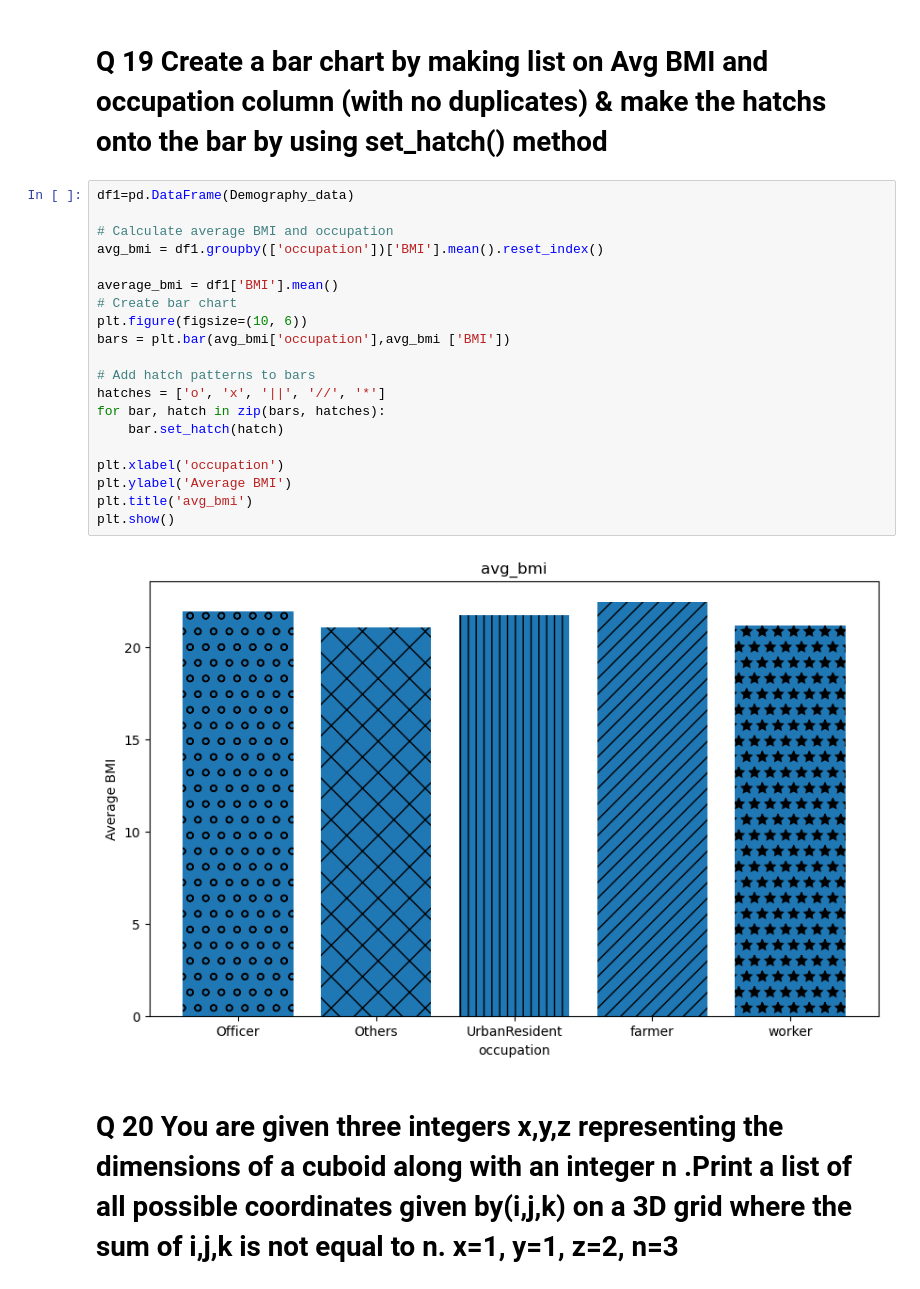
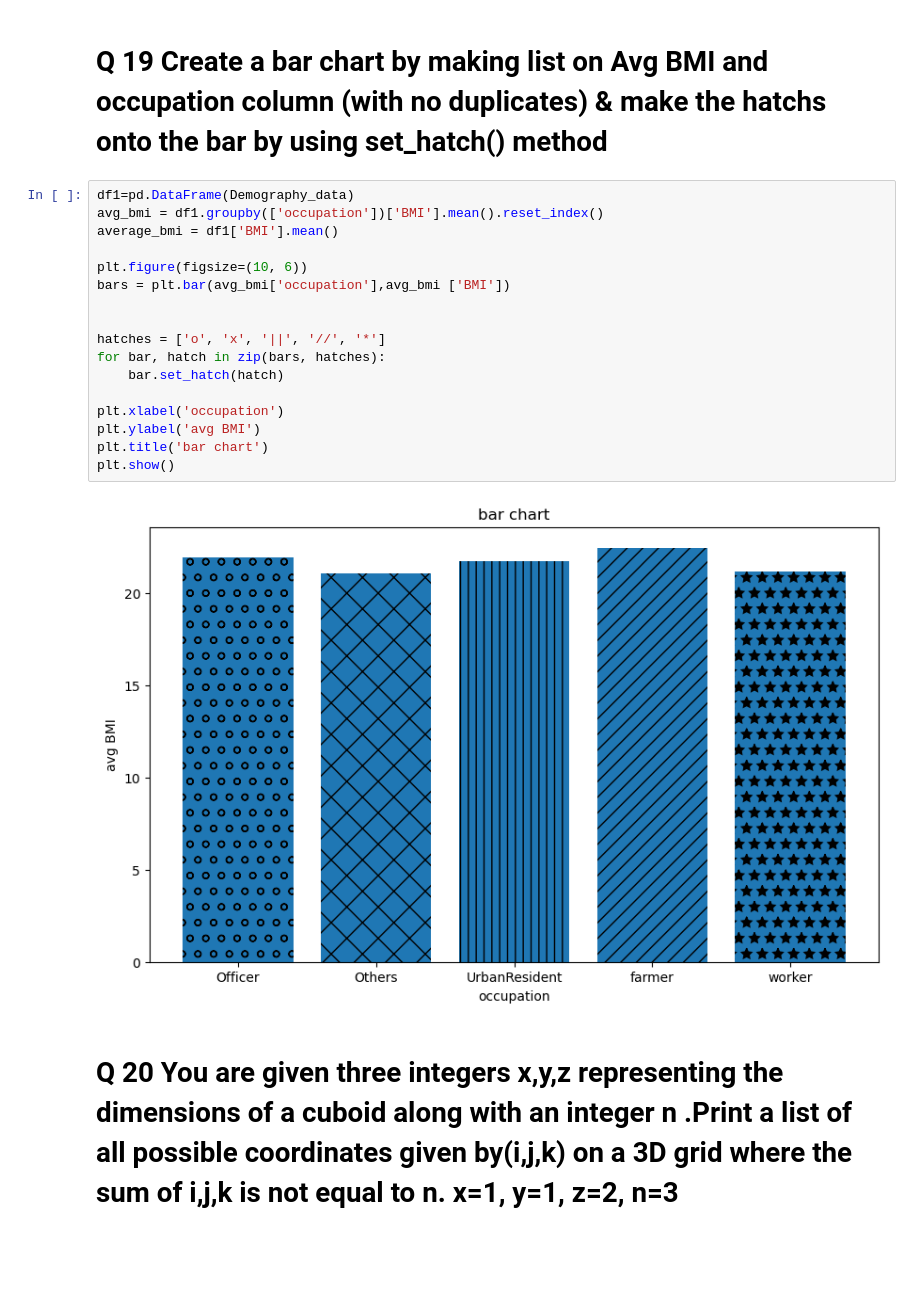
Before and after one commit to bolisettybrt/jupyterjewels-24, a Jupyter notebook: Ragini_finalcode.ipynb, the cells around one changed output. Saved outputs shown, nothing was run; the diff lists cells and outputs as text; blank space fills up the shorter version.

```diff
--- a/Ragini_finalcode.ipynb
+++ b/Ragini_finalcode.ipynb
@@ -98,26 +113,23 @@ plt.show()
 # Q 19 Create a bar chart by making list on Avg BMI and occupation column (with no duplicates) & make the hatchs onto the bar by using set_hatch() method
 # %%
 df1=pd.DataFrame(Demography_data)
+avg_bmi = df1.groupby(['occupation'])['BMI'].mean().reset_index()
+average_bmi = df1['BMI'].mean()
 
-# Calculate average BMI and occupation
-avg_bmi = df1.groupby(['occupation'])['BMI'].mean().reset_index()
-
-average_bmi = df1['BMI'].mean()
-# Create bar chart
 plt.figure(figsize=(10, 6))
 bars = plt.bar(avg_bmi['occupation'],avg_bmi ['BMI'])
 
-# Add hatch patterns to bars
+
 hatches = ['o', 'x', '||', '//', '*']
 for bar, hatch in zip(bars, hatches):
     bar.set_hatch(hatch)
 
 plt.xlabel('occupation')
-plt.ylabel('Average BMI')
-plt.title('avg_bmi')
+plt.ylabel('avg BMI')
+plt.title('bar chart')
 plt.show()
 # %% [output]
-[figure, old version]
+[figure, new version]
 # %% [markdown]
 # Q 20 You are given three integers x,y,z representing the dimensions of a cuboid along with an integer n .Print a list of all possible coordinates given by(i,j,k) on a 3D grid where the sum of i,j,k is not equal to n. x=1, y=1, z=2, n=3
 # %%
```
Also changed, not shown: parts of 38 cells of this notebook.
